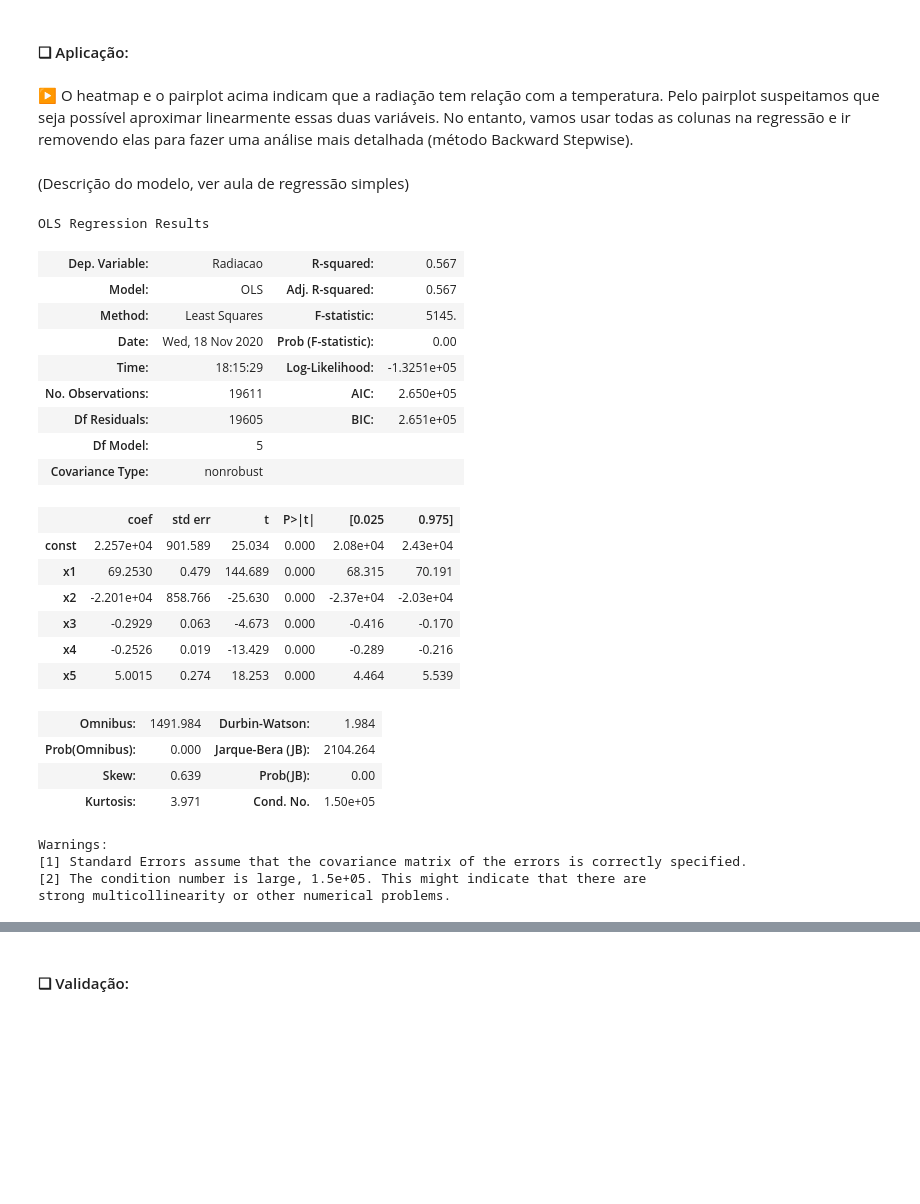
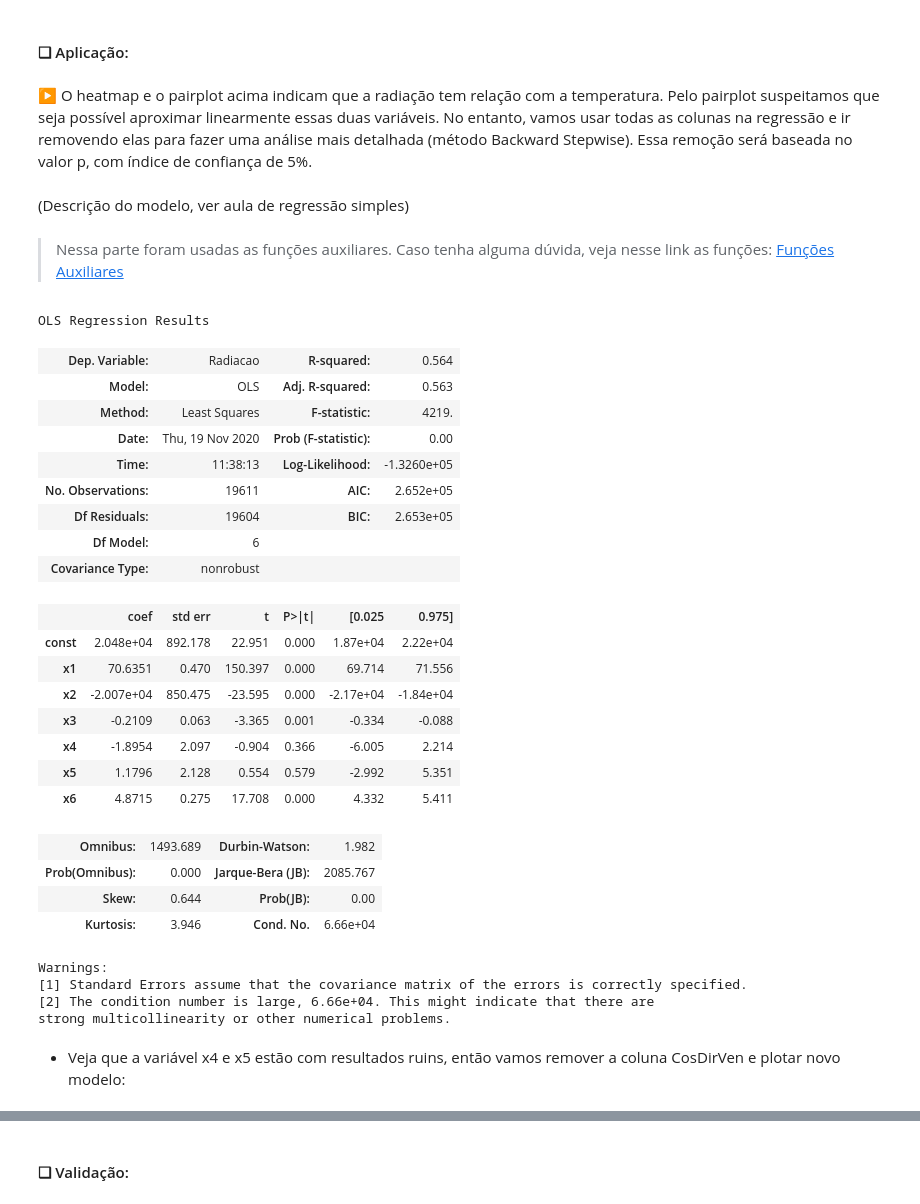
Before and after one commit to GustavoG-bot/projeto2data, a Jupyter notebook: projeto2.ipynb, the cells around one changed output, grey strips where cells are left out. Saved outputs shown, nothing was run; the diff lists cells and outputs as text; code cells hidden in the pictures; blank space fills up the shorter version.

```diff
--- a/projeto2.ipynb
+++ b/projeto2.ipynb
@@ -156,6 +192,12 @@ dados_novo["Velocidade"] = dados_novo.VelocidadeVento.apply(milhas_km)
 #Hg para atm
 dados_novo["Pressao(atm)"] = dados_novo.Pressao.apply(hg_atm)
 
+#Cosseno do ângulo
+dados_novo["SenDirVen"] = dados_novo.DirVento.apply(cose)
+
+#Seno do ângulo
+dados_novo["CosDirVen"] = dados_novo.DirVento.apply(seno)
+
 dados_novo.head(5)
 # %% [output]
 |  | Dia | Mes | Ano | Hora | Radiacao | Temperatura | Pressao | Umidade | DirVento | ... |
@@ -167,6 +209,6 @@ dados_novo.head(5)
 # %%
 #Realizando nova filtragem e organizando:
 dataframe = dados_novo.loc[:,['Dia','Mes','Ano','Hora','Radiacao','TempGraus',
-                        'Pressao(atm)','Umidade','DirVento','Velocidade']]
+                        'Pressao(atm)','Umidade','DirVento','SenDirVen','CosDirVen','Velocidade']]
 dataframe.head(5)
 # %% [output]
@@ -274,6 +323,6 @@ plt.show()
 # %%
 #Fazendo um "pequeno" filtro para uma análise melhor dos dados, ou seja, pegando só variáveis quantitativas importantes:
 heat = dataframe.loc[:,['Radiacao','TempGraus',
-                        'Pressao(atm)','Umidade','DirVento','Velocidade']]
+                        'Pressao(atm)','Umidade','DirVento','SenDirVen','CosDirVen','Velocidade']]
 heat.head(5)
 # %% [output]
@@ -325,6 +380,6 @@ heat.head(5)
 # %%
 #Separando em teste e treino:
-X_antes = heat[['TempGraus','Pressao(atm)f','Umidade', 'DirVento', 'Velocidade']]
+X_antes = heat[['TempGraus','Pressao(atm)f','Umidade','SenDirVen','CosDirVen', 'Velocidade']]
 Y_antes = heat['Radiacao']
 
 X_train, X_test, y_train, y_test = train_test_split(X_antes, Y_antes, test_size=0.4, random_state=0)
@@ -339,40 +394,45 @@ X_train.shape, X_test.shape, y_train.shape, y_test.shape
 # %% [markdown]
 #### ❑ Aplicação:
 # %% [markdown]
-▶ O heatmap e o pairplot acima indicam que a radiação tem relação com a temperatura. Pelo pairplot suspeitamos que seja possível aproximar linearmente essas duas variáveis. No entanto, vamos usar todas as colunas na regressão e ir removendo elas para fazer uma análise mais detalhada (método Backward Stepwise).
+▶ O heatmap e o pairplot acima indicam que a radiação tem relação com a temperatura. Pelo pairplot suspeitamos que seja possível aproximar linearmente essas duas variáveis. No entanto, vamos usar todas as colunas na regressão e ir removendo elas para fazer uma análise mais detalhada (método Backward Stepwise). Essa remoção será baseada no valor p, com índice de confiança de 5%.
 # %% [markdown]
 (Descrição do modelo, ver aula de regressão simples)
+# %% [markdown]
+> Nessa parte foram usadas as funções auxiliares. Caso tenha alguma dúvida, veja nesse link as funções: [Funções Auxiliares](#funcoes)
 # %%
-X = X_train[['TempGraus','Pressao(atm)f','Umidade', 'DirVento', 'Velocidade']]
+X = X_train[['TempGraus','Pressao(atm)f','Umidade', 'SenDirVen','CosDirVen', 'Velocidade']]
 
 #Usando todas as colunas
 results = regress(y_train, X)
 
 # Mostra os resultados
 results.summary()
 # %% [output]
 OLS Regression Results
-| Dep. Variable: | Radiacao | R-squared: | 0.567 |
-| Model: | OLS | Adj. R-squared: | 0.567 |
-| Method: | Least Squares | F-statistic: | 5145. |
-| Date: | Wed, 18 Nov 2020 | Prob (F-statistic): | 0.00 |
-| Time: | 18:15:29 | Log-Likelihood: | -1.3251e+05 |
-| No. Observations: | 19611 | AIC: | 2.650e+05 |
-| Df Residuals: | 19605 | BIC: | 2.651e+05 |
-| Df Model: | 5 |  |  |
+| Dep. Variable: | Radiacao | R-squared: | 0.564 |
+| Model: | OLS | Adj. R-squared: | 0.563 |
+| Method: | Least Squares | F-statistic: | 4219. |
+| Date: | Thu, 19 Nov 2020 | Prob (F-statistic): | 0.00 |
+| Time: | 11:38:13 | Log-Likelihood: | -1.3260e+05 |
+| No. Observations: | 19611 | AIC: | 2.652e+05 |
+| Df Residuals: | 19604 | BIC: | 2.653e+05 |
+| Df Model: | 6 |  |  |
 | Covariance Type: | nonrobust |  |  |
 |  | coef | std err | t | P>|t| | [0.025 | 0.975] |
-| const | 2.257e+04 | 901.589 | 25.034 | 0.000 | 2.08e+04 | 2.43e+04 |
-| x1 | 69.2530 | 0.479 | 144.689 | 0.000 | 68.315 | 70.191 |
-| x2 | -2.201e+04 | 858.766 | -25.630 | 0.000 | -2.37e+04 | -2.03e+04 |
-| x3 | -0.2929 | 0.063 | -4.673 | 0.000 | -0.416 | -0.170 |
-| x4 | -0.2526 | 0.019 | -13.429 | 0.000 | -0.289 | -0.216 |
-| x5 | 5.0015 | 0.274 | 18.253 | 0.000 | 4.464 | 5.539 |
+| const | 2.048e+04 | 892.178 | 22.951 | 0.000 | 1.87e+04 | 2.22e+04 |
+| x1 | 70.6351 | 0.470 | 150.397 | 0.000 | 69.714 | 71.556 |
+| x2 | -2.007e+04 | 850.475 | -23.595 | 0.000 | -2.17e+04 | -1.84e+04 |
+| x3 | -0.2109 | 0.063 | -3.365 | 0.001 | -0.334 | -0.088 |
+| x4 | -1.8954 | 2.097 | -0.904 | 0.366 | -6.005 | 2.214 |
+| x5 | 1.1796 | 2.128 | 0.554 | 0.579 | -2.992 | 5.351 |
+| x6 | 4.8715 | 0.275 | 17.708 | 0.000 | 4.332 | 5.411 |
-| Omnibus: | 1491.984 | Durbin-Watson: | 1.984 |
-| Prob(Omnibus): | 0.000 | Jarque-Bera (JB): | 2104.264 |
-| Skew: | 0.639 | Prob(JB): | 0.00 |
-| Kurtosis: | 3.971 | Cond. No. | 1.50e+05 |
+| Omnibus: | 1493.689 | Durbin-Watson: | 1.982 |
+| Prob(Omnibus): | 0.000 | Jarque-Bera (JB): | 2085.767 |
+| Skew: | 0.644 | Prob(JB): | 0.00 |
+| Kurtosis: | 3.946 | Cond. No. | 6.66e+04 |
 Warnings:
 [1] Standard Errors assume that the covariance matrix of the errors is correctly specified.
-[2] The condition number is large, 1.5e+05. This might indicate that there are
+[2] The condition number is large, 6.66e+04. This might indicate that there are
 strong multicollinearity or other numerical problems.
+# %% [markdown]
+- Veja que a variável x4 e x5 estão com resultados ruins, então vamos remover a coluna CosDirVen e plotar novo modelo:
```
Also changed, not shown: parts of 53 cells of this notebook.
